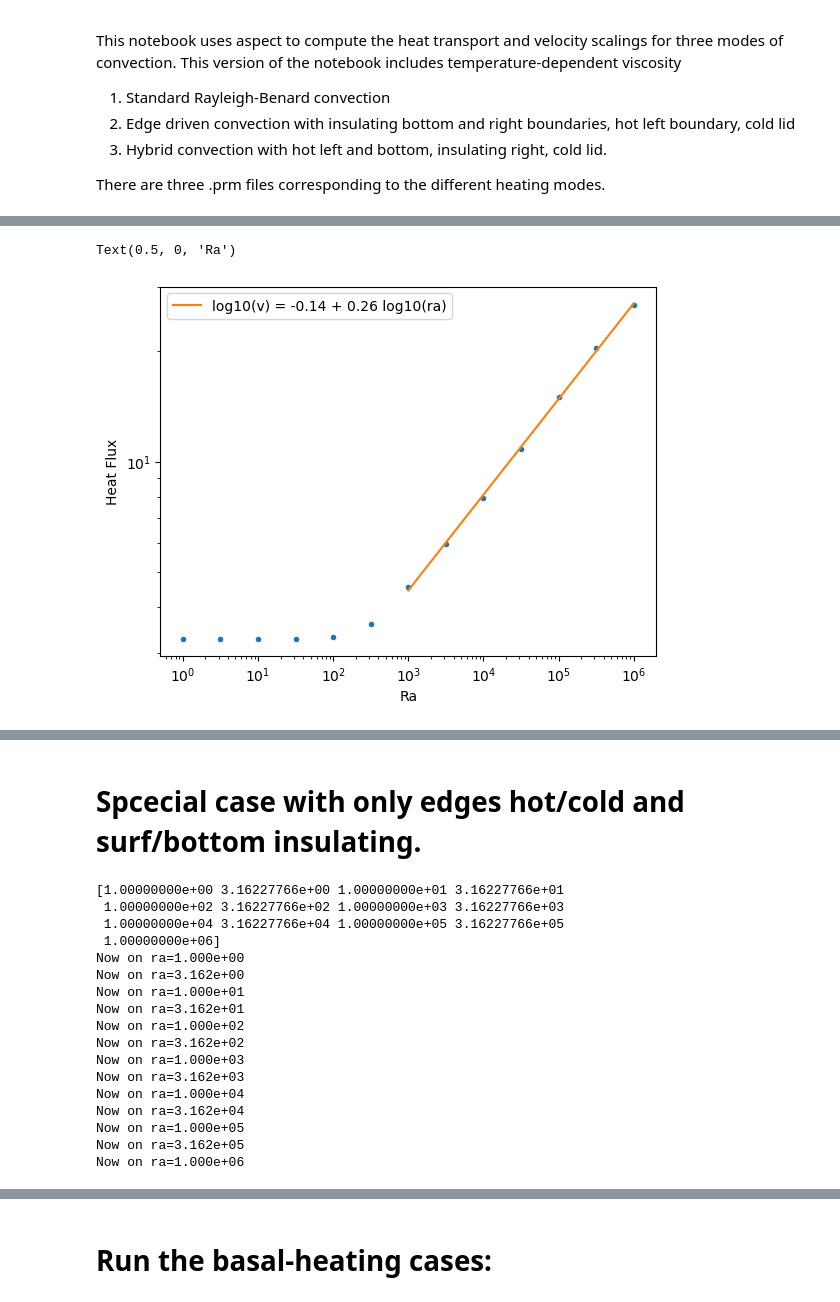
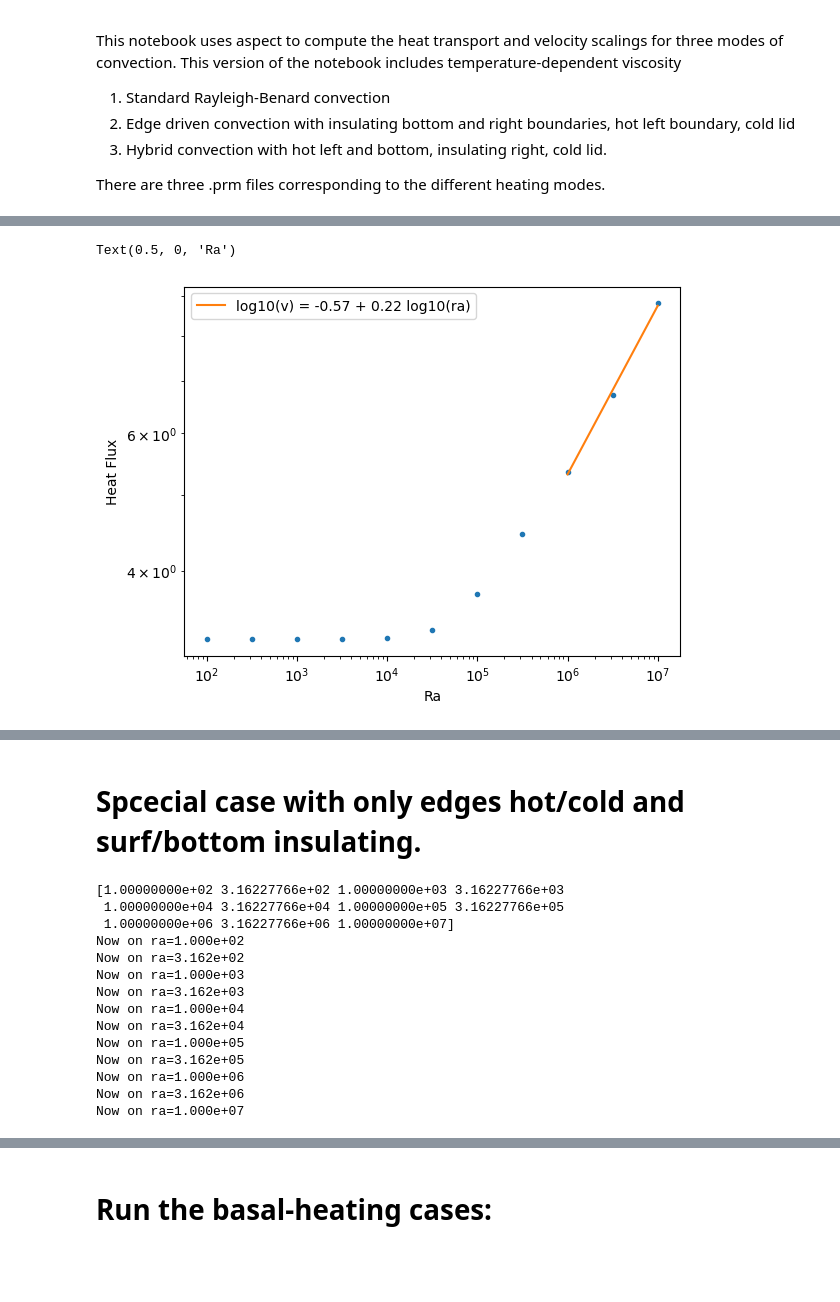
Before and after one commit to maxrudolph/edge-driven-convection, a Jupyter notebook: run-edge-driven-tdepv-cases.ipynb, the cells around one changed output, grey strips where cells are left out. Saved outputs shown, nothing was run; the diff lists cells and outputs as text; code cells hidden in the pictures; blank space fills up the shorter version.

```diff
--- a/run-edge-driven-tdepv-cases.ipynb
+++ b/run-edge-driven-tdepv-cases.ipynb
@@ -13,7 +13,13 @@ import numpy as np
 import matplotlib.pyplot as plt
 from subprocess import run
 import pyvista as pv
-delta_visc = 1e0; # the viscosity ratio (eta(0)/eta(1))
+# 1e4:
+delta_visc = 1e4; # the viscosity ratio (eta(0)/eta(1))
+rayleigh_numbers = 10.0 ** np.linspace(2,7,2*5+1)
+# 1e0:
+# delta_visc = 1e4; # the viscosity ratio (eta(0)/eta(1))
+# rayleigh_numbers = 10.0 ** np.linspace(0,5,2*5+1)
+
 input_file_base = "input"                  # The temporary input file that is used for each run
 aspect_bin = "./aspect-release"            # Path to aspect executable
 # %%
@@ -100,6 +106,3 @@ def run_aspect(rayleigh,beta,base_input_file,p=parameters,heat_flux_boundary="to
     #run([aspect_bin,input_file])
     t, vmax, qsurf = parse_output(output_dir,heat_flux_boundary = heat_flux_boundary)
     return t,vmax,qsurf
-# %%
-rayleigh_numbers = 10.0 ** np.linspace(0,5,2*5) # 11 for full run
-rayleigh_numbers
@@ -111,7 +109,7 @@ array([1.00000000e+00, 8.25404185e+00, 6.81292069e+01, 5.62341325e+02,
 # %%
 base_input = "edge-tdepv-base"    # The 'base' input file that gets modified
 beta = compute_beta(delta_visc)
-rayleigh_numbers = 10.0 ** np.linspace(0,5,13) # 11 for full run
+
 print(rayleigh_numbers)
 t_edge = []
 vmax_edge = []
@@ -165,32 +158,32 @@ qdata_edge = []
 vdata_edge = []
 for q in qsurf_edge:
     qdata_edge.append(q[-1])
 for v in vmax_edge:
     vdata_edge.append(v[-1])
 plt.figure()
 plt.plot(rayleigh_numbers,qdata_edge,'.')
-start=6
+start=8
 b,a = np.polyfit(np.log10(rayleigh_numbers[start:]),np.log10(qdata_edge[start:]),1)
 plt.plot(rayleigh_numbers[start:],10**(a + b*np.log10(rayleigh_numbers[start:])),label="log10(v) = {:.2f} + {:.2f} log10(ra)".format(a,b))
 
 plt.legend()
 ax=plt.gca()
 ax.set_xscale('log')
 ax.set_yscale('log')
 ax.set_ylabel("Heat Flux")
 ax.set_xlabel("Ra")
 
 plt.figure()
 plt.plot(rayleigh_numbers,vdata_edge,'.')
 
 b,a = np.polyfit(np.log10(rayleigh_numbers[start:]),np.log10(vdata_edge[start:]),1)
 plt.plot(rayleigh_numbers[start:],10**(a + b*np.log10(rayleigh_numbers[start:])),label="log10(q) = {:.2f} + {:.2f} log10(ra)".format(a,b))
 plt.legend()
 ax=plt.gca()
 ax.set_xscale('log')
 ax.set_yscale('log')
 ax.set_ylabel("Velocity")
 ax.set_xlabel("Ra")
 # %% [output]
 Text(0.5, 0, 'Ra')
-[figure, old version]
+[figure, new version]
@@ -214,14 +207,9 @@ for ra in rayleigh_numbers:
     vmax_edgeonly.append(vmax1)
     qsurf_edgeonly.append(qsurf1)
 # %% [output]
-[1.00000000e+00 3.16227766e+00 1.00000000e+01 3.16227766e+01
- 1.00000000e+02 3.16227766e+02 1.00000000e+03 3.16227766e+03
+[1.00000000e+02 3.16227766e+02 1.00000000e+03 3.16227766e+03
  1.00000000e+04 3.16227766e+04 1.00000000e+05 3.16227766e+05
- 1.00000000e+06]
-Now on ra=1.000e+00
-Now on ra=3.162e+00
-Now on ra=1.000e+01
-Now on ra=3.162e+01
+ 1.00000000e+06 3.16227766e+06 1.00000000e+07]
 Now on ra=1.000e+02
 Now on ra=3.162e+02
 Now on ra=1.000e+03
@@ -231,6 +219,8 @@ Now on ra=3.162e+04
 Now on ra=1.000e+05
 Now on ra=3.162e+05
 Now on ra=1.000e+06
+Now on ra=3.162e+06
+Now on ra=1.000e+07
 # %%
 for i in range(len(rayleigh_numbers)):
     plot_single_run(rayleigh_numbers[i],t_edgeonly[i],vmax_edgeonly[i],qsurf_edgeonly[i])
```
Also changed, not shown: parts of 12 cells of this notebook, 1 other file.
